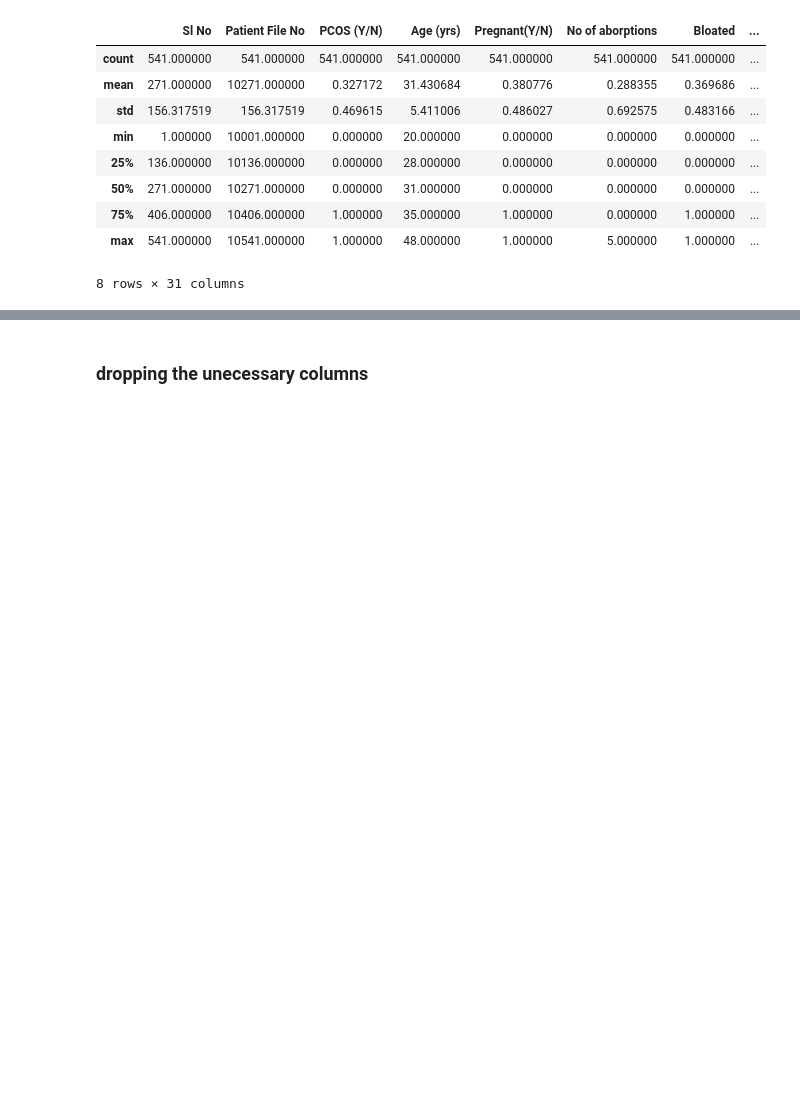
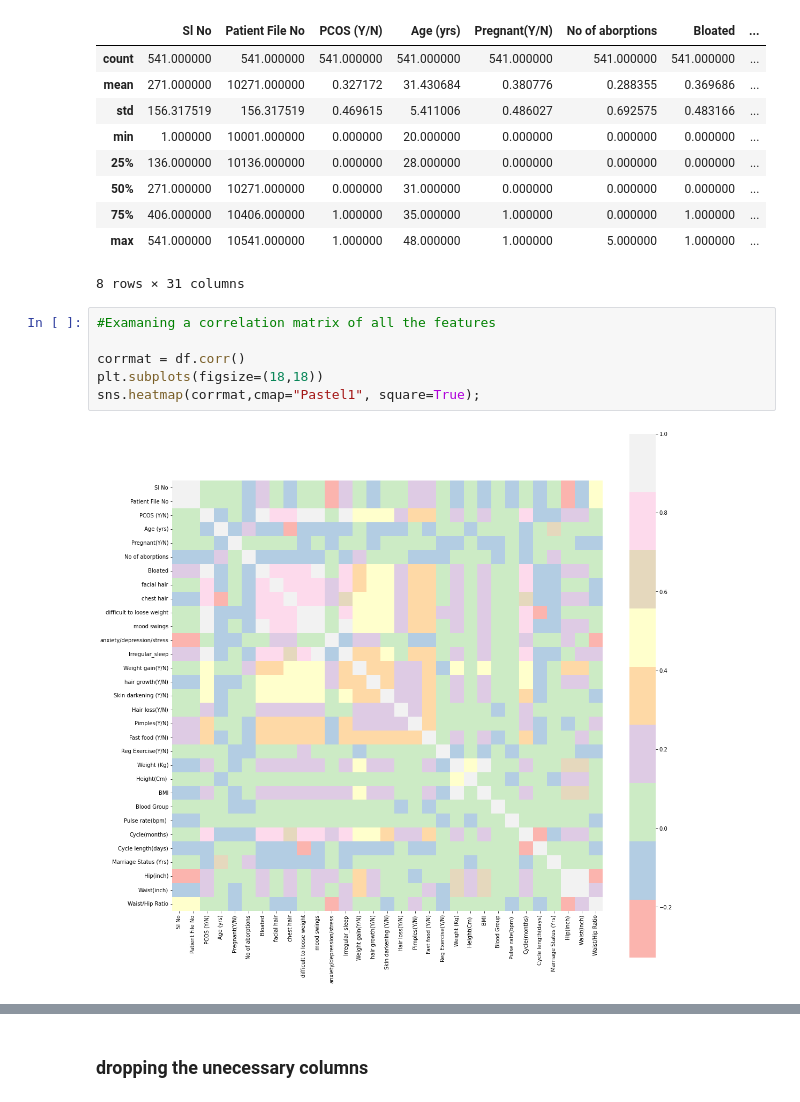
Before and after one commit to Gneya/PCOS-Sakhi, a Jupyter notebook: PCOS_prediction.ipynb, the cells around one changed output, grey strips where cells are left out. Cells and saved outputs as stored; diff of their text form; blank space fills up the shorter version.

```diff
--- a/PCOS_prediction.ipynb
+++ b/PCOS_prediction.ipynb
@@ -104,3 +131,11 @@ df.describe() #statistical data for each numerical column
 | 75% | 406.000000 | 10406.000000 | 1.000000 | 35.000000 | 1.000000 | 0.000000 | 1.000000 | ... |
 | max | 541.000000 | 10541.000000 | 1.000000 | 48.000000 | 1.000000 | 5.000000 | 1.000000 | ... |
 8 rows × 31 columns
+# %%
+#Examaning a correlation matrix of all the features
+
+corrmat = df.corr()
+plt.subplots(figsize=(18,18))
+sns.heatmap(corrmat,cmap="Pastel1", square=True);
+# %% [output]
+[figure, added]
```
Also changed, not shown: parts of 24 cells of this notebook.
